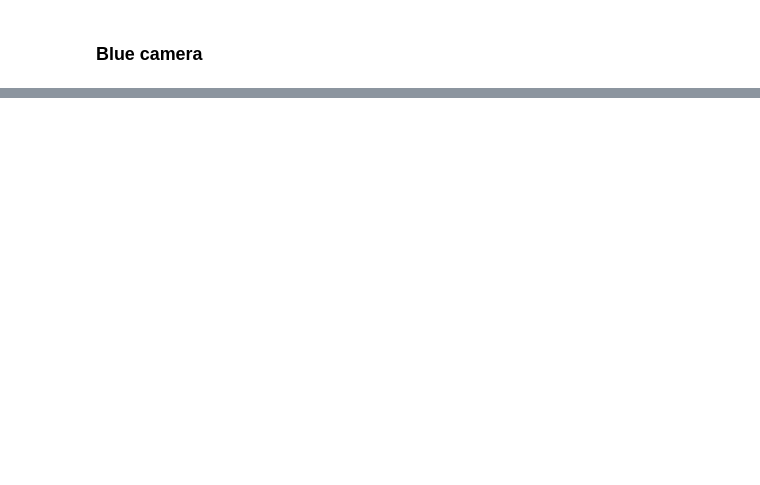
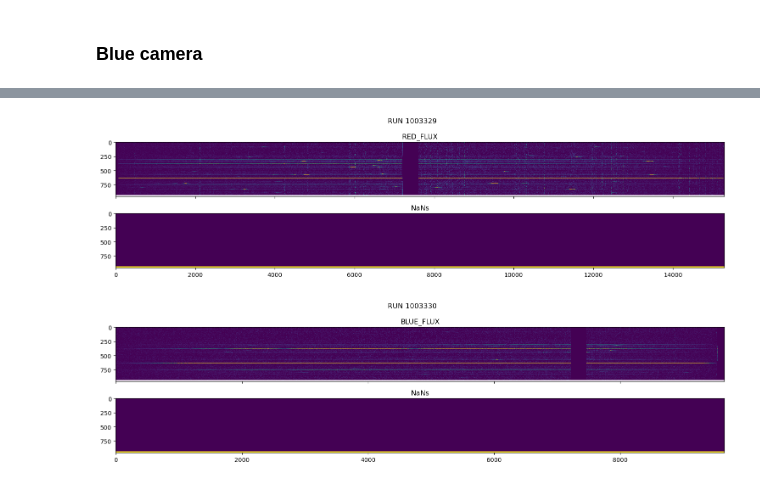
Before and after one commit to bamford/qagmire, a Jupyter notebook: nbs/diagnostics/13_l1_spectrum_value_check.ipynb, the cells around one changed output, grey strips where cells are left out. Saved outputs shown, nothing was run; the diff lists cells and outputs as text; code cells hidden in the pictures; blank space fills up the shorter version.

```diff
--- a/nbs/diagnostics/13_l1_spectrum_value_check.ipynb
+++ b/nbs/diagnostics/13_l1_spectrum_value_check.ipynb
@@ -142,3 +251,10 @@ plot(1003330, "BLUE_FLUX")
+# %%
+# |label: fig-good
+plot(red_tests.data, 1003329, "RED_FLUX")
+plot(blue_tests.data, 1003330, "BLUE_FLUX")
+# %% [output]
+[figure, added]
+[figure, added]
 # %%
 # |hide
 import nbdev
```
Also changed, not shown: parts of 19 cells of this notebook, 13 other files.
